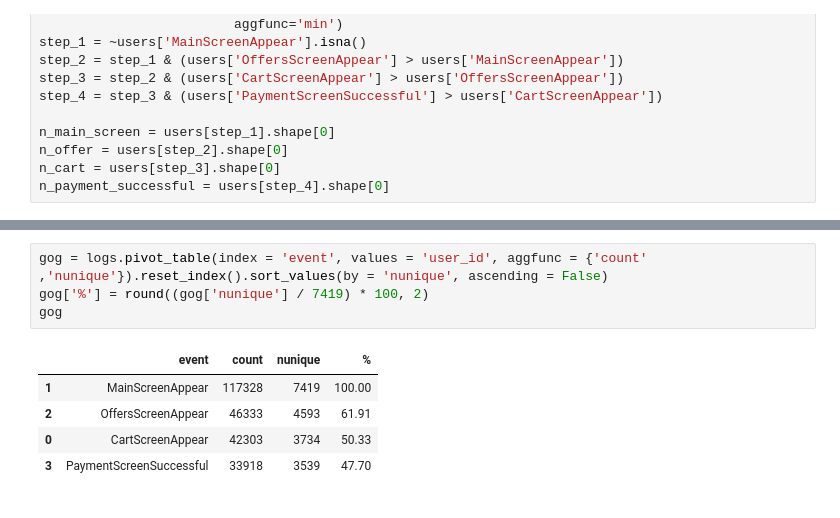
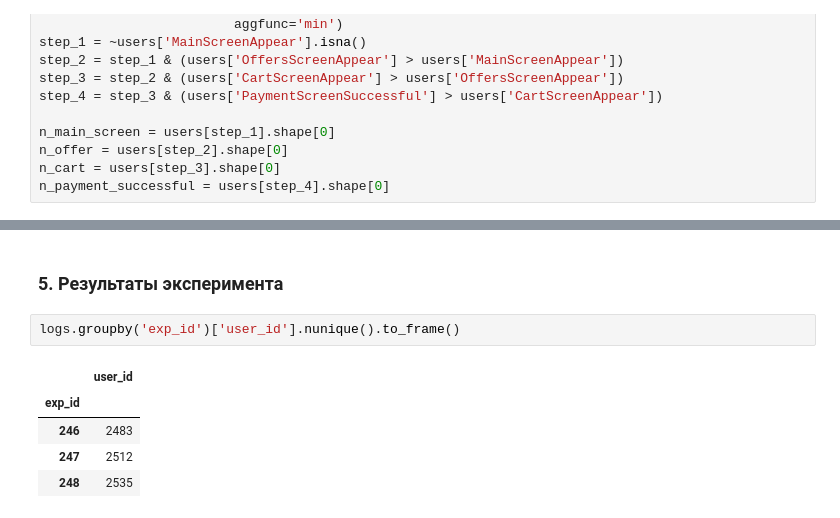
Before and after one commit to DaniilDonike/Practicum-2, a Jupyter notebook: prefab_project.ipynb, the cells around one changed output, grey strips where cells are left out. Cells and saved outputs as stored; diff of their text form.

```diff
--- a/prefab_project.ipynb
+++ b/prefab_project.ipynb
@@ -358,10 +293,10 @@ fig.show()
+# %% [markdown]
+### 5. Результаты эксперимента
 # %%
-gog = logs.pivot_table(index = 'event', values = 'user_id', aggfunc = {'count' ,'nunique'}).reset_index().sort_values(by = 'nunique', ascending = False)
-gog['%'] = round((gog['nunique'] / 7419) * 100, 2)
-gog
+logs.groupby('exp_id')['user_id'].nunique().to_frame()
 # %% [output]
-|  | event | count | nunique | % |
-| 1 | MainScreenAppear | 117328 | 7419 | 100.00 |
-| 2 | OffersScreenAppear | 46333 | 4593 | 61.91 |
-| 0 | CartScreenAppear | 42303 | 3734 | 50.33 |
-| 3 | PaymentScreenSuccessful | 33918 | 3539 | 47.70 |
+|  | user_id |
+| exp_id |  |
+| 246 | 2483 |
+| 247 | 2512 |
+| 248 | 2535 |
```
Also changed, not shown: parts of 3 cells of this notebook.
